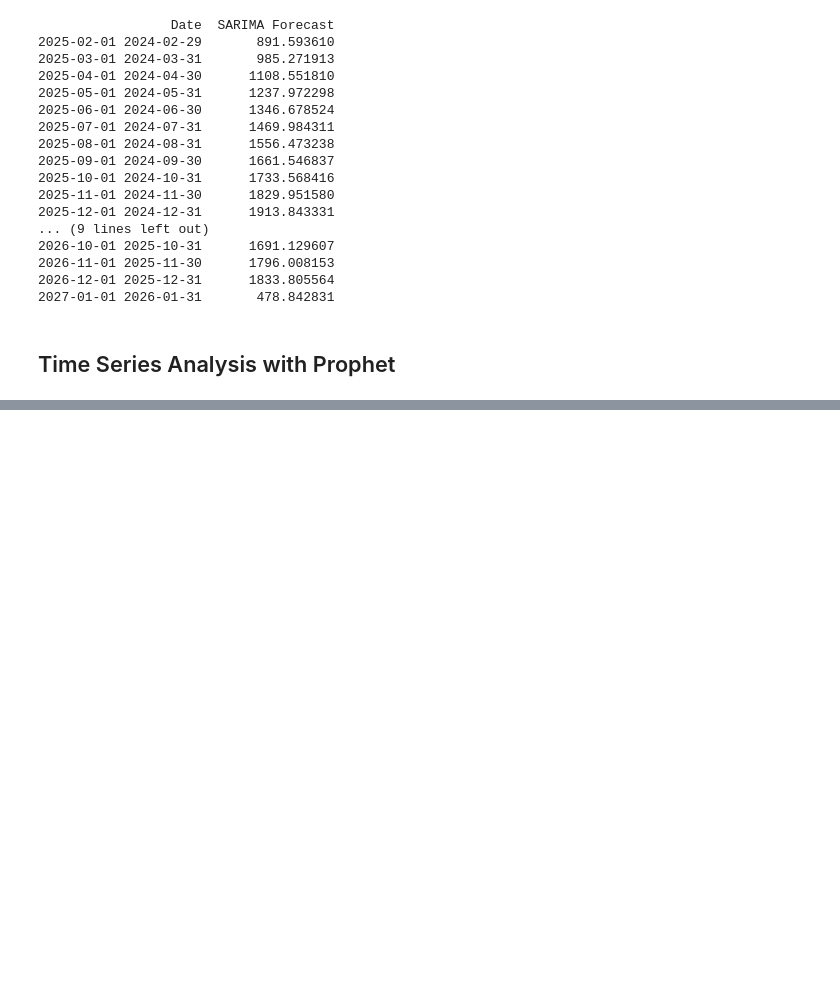
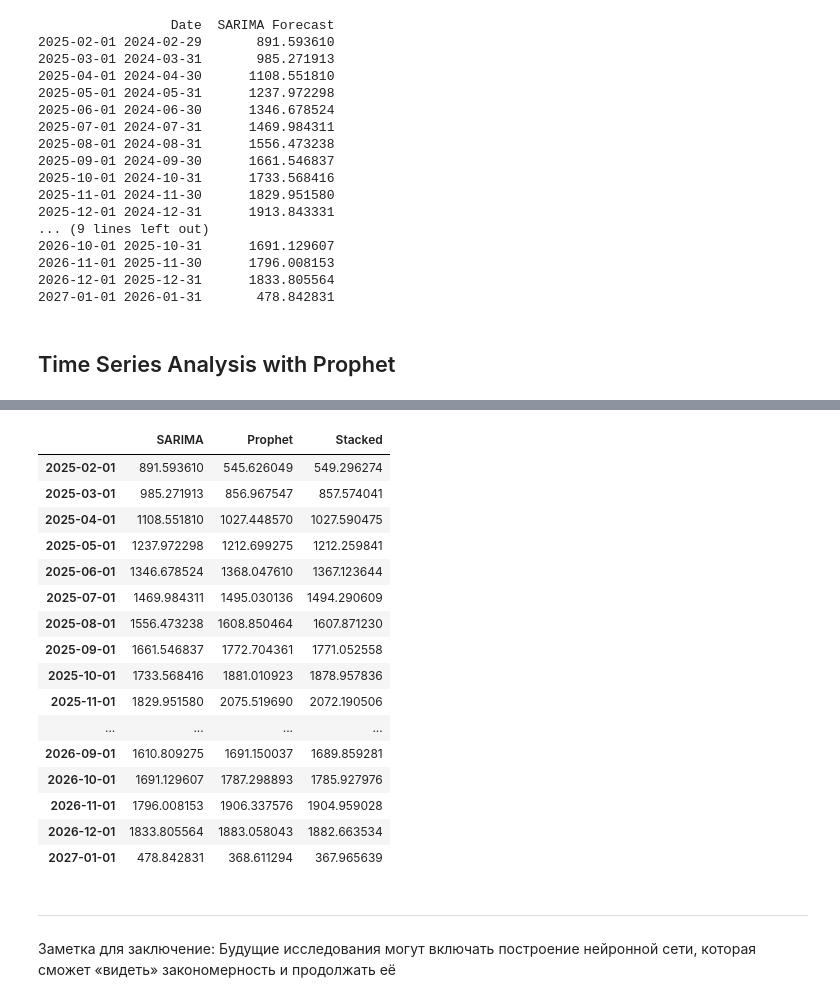
Before and after one commit to W1lden/Corruption_Crime_Forecasting_Kazakhstan, a Jupyter notebook: main.ipynb, the cells around one changed output, grey strips where cells are left out. Cells and saved outputs as stored; diff of their text form; code cells hidden in the pictures; blank space fills up the shorter version.

```diff
--- a/main.ipynb
+++ b/main.ipynb
@@ -686,0 +1280,24 @@ R2: 0.91
+# %%
+df_future
+# %% [output]
+|  | SARIMA | Prophet | Stacked |
+| 2025-02-01 | 891.593610 | 545.626049 | 549.296274 |
+| 2025-03-01 | 985.271913 | 856.967547 | 857.574041 |
+| 2025-04-01 | 1108.551810 | 1027.448570 | 1027.590475 |
+| 2025-05-01 | 1237.972298 | 1212.699275 | 1212.259841 |
+| 2025-06-01 | 1346.678524 | 1368.047610 | 1367.123644 |
+| 2025-07-01 | 1469.984311 | 1495.030136 | 1494.290609 |
+| 2025-08-01 | 1556.473238 | 1608.850464 | 1607.871230 |
+| 2025-09-01 | 1661.546837 | 1772.704361 | 1771.052558 |
+| 2025-10-01 | 1733.568416 | 1881.010923 | 1878.957836 |
+| 2025-11-01 | 1829.951580 | 2075.519690 | 2072.190506 |
+| ... | ... | ... | ... |
+| 2026-09-01 | 1610.809275 | 1691.150037 | 1689.859281 |
+| 2026-10-01 | 1691.129607 | 1787.298893 | 1785.927976 |
+| 2026-11-01 | 1796.008153 | 1906.337576 | 1904.959028 |
+| 2026-12-01 | 1833.805564 | 1883.058043 | 1882.663534 |
+| 2027-01-01 | 478.842831 | 368.611294 | 367.965639 |
+# %% [markdown]
+----------------------------------
+# %% [markdown]
+Заметка для заключение: Будущие исследования могут включать построение нейронной сети, которая сможет «видеть» закономерность и продолжать её
```
Also changed, not shown: parts of 31 cells of this notebook, 4 other files.
